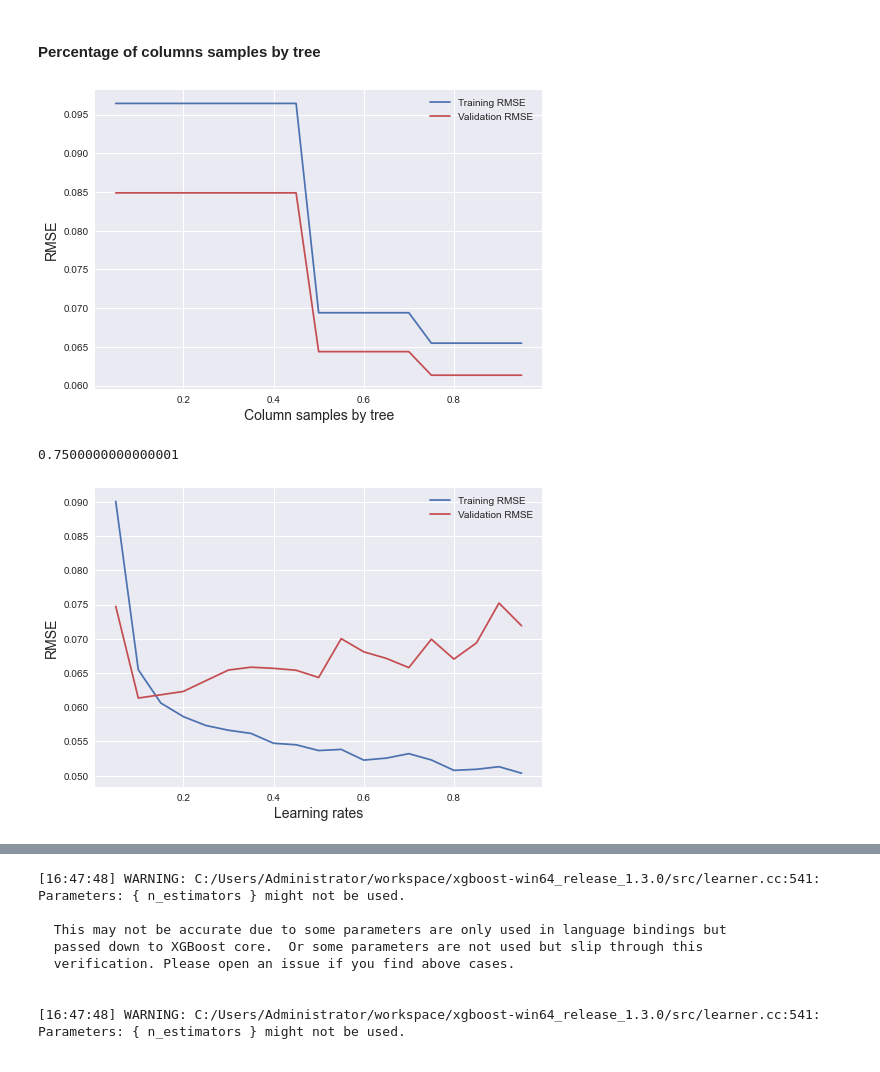
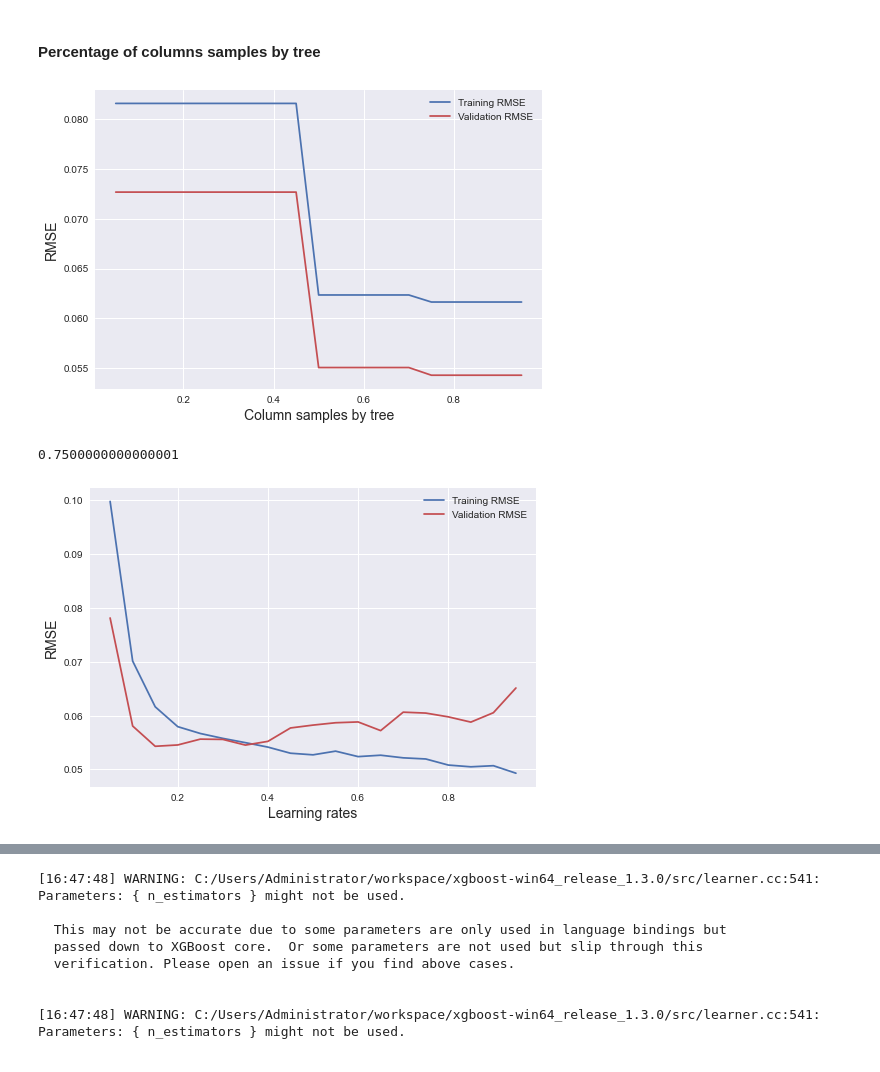
Before and after one commit to sechava4/monitoreogrid, a Jupyter notebook: app/Develops/Consumption_estimation_Journal/Model_generation_notebook.ipynb, the cells around one changed output, grey strips where cells are left out. Saved outputs shown, nothing was run; the diff lists cells and outputs as text; code cells hidden in the pictures.

```diff
--- a/app/Develops/Consumption_estimation_Journal/Model_generation_notebook.ipynb
+++ b/app/Develops/Consumption_estimation_Journal/Model_generation_notebook.ipynb
@@ -1278,8 +1286,8 @@ data_dmatrix = xgb.DMatrix(data=X,label=y)
 # xg_reg = xgb.XGBRegressor(objective ='reg:squarederror', colsample_bytree = 0.8, learning_rate = 0.5,
 #                 max_depth = 10, n_estimators = 5)
 
-xg_reg = xgb.XGBRegressor(objective ='reg:squarederror', colsample_bytree = 1, learning_rate = 0.1,
-                max_depth = 2, n_estimators = 24)
+xg_reg = xgb.XGBRegressor(objective ='reg:squarederror', colsample_bytree = 0.8, learning_rate = 0.15,
+                max_depth = 2, n_estimators = 18)
 
 
 xg_reg.fit(X, y)
@@ -1350,7 +1358,7 @@ train_r2 = []
 
 for estimators in n_estimators:
 
-    reg = xgb.XGBRegressor(objective ='reg:squarederror', colsample_bytree = 1, learning_rate = 0.1,
+    reg = xgb.XGBRegressor(objective ='reg:squarederror', colsample_bytree = 0.75, learning_rate = 0.15,
                 max_depth = 2, n_estimators = estimators, n_jobs=-1)
 
 
@@ -1409,8 +1417,8 @@ train_r2 = []
 
 for depth in depths:
 
-    reg = xgb.XGBRegressor(objective ='reg:squarederror', colsample_bytree = 1, learning_rate = 0.1,
-                max_depth = depth, n_estimators = 24, n_jobs=-1)
+    reg = xgb.XGBRegressor(objective ='reg:squarederror', colsample_bytree = 0.75, learning_rate = 0.15,
+                max_depth = depth, n_estimators = 18, n_jobs=-1)
 
     reg.fit(X, y)
     # Predicting the Traint set results
@@ -1468,8 +1476,8 @@ train_r2 = []
 
 for colsample_bytree in colsamples_bytree:
 
-    reg = xgb.XGBRegressor(objective ='reg:squarederror', colsample_bytree = colsample_bytree, learning_rate = 0.1,
-                max_depth = 2, n_estimators = 24, n_jobs=-1)
+    reg = xgb.XGBRegressor(objective ='reg:squarederror', colsample_bytree = colsample_bytree, learning_rate = 0.15,
+                max_depth = 2, n_estimators = 18, n_jobs=-1)
 
     reg.fit(X, y)
     # Predicting the Traint set results
@@ -1504,7 +1512,7 @@ plt.xlabel('Column samples by tree', fontsize = 14)
 plt.legend()
 plt.show()
 # %% [output]
-[figure, old version]
+[figure, new version]
 # %%
 colsamples_bytree[val_acc.index(min(val_acc))]
 # %% [output]
@@ -1525,8 +1533,8 @@ train_r2 = []
 
 for learning_rate in learning_rates:
 
-    reg = xgb.XGBRegressor(objective ='reg:squarederror', colsample_bytree = 0.75, learning_rate = learning_rate,
-                max_depth = 2, n_estimators = 24, n_jobs=-1)
+    reg = xgb.XGBRegressor(objective ='reg:squarederror', colsample_bytree = 0.8, learning_rate = learning_rate,
+                max_depth = 2, n_estimators = 18, n_jobs=-1)
 
     reg.fit(X, y)
     # Predicting the Traint set results
@@ -1534,34 +1542,34 @@ for learning_rate in learning_rates:
     train_reg_results.append(np.sqrt(mean_squared_error(y, y_pred_train)))
 
     y_pred = reg.predict(X_test)
     validation_reg_results.append(np.sqrt(mean_squared_error(y_test, y_pred)))
 
     train_reg_r2.append(mean_absolute_error(y, y_pred_train))
 
     validation_reg_r2.append(mean_absolute_error(y_test, y_pred))
 
     #print('R2 =',r2_score(y_test, predictions))
 
 for i in range(len(train_reg_results)):
     train_acc.append(train_reg_results[i])
     val_acc.append(validation_reg_results[i])
     train_r2.append(train_reg_r2[i])
     val_r2.append(validation_reg_r2[i])
 
 
 plt.figure('Complexity curve')
 plt.style.use('seaborn')
 plt.plot(learning_rates, train_acc, 'b', label = 'Training RMSE')
 plt.plot(learning_rates, val_acc, 'r', label = 'Validation RMSE')
 # plt.plot(n_estimators, train_r2, 'c', label = 'Training MAE')
 # plt.plot(n_estimators, val_r2, 'y', label = 'Validation MAE')
 plt.ylabel('RMSE', fontsize = 14)
 plt.xlabel('Learning rates', fontsize = 14)
 #plt.title('Complexity curves for random forest', fontsize = 18, y = 1.03)
 plt.legend()
 plt.show()
 # %% [output]
-[figure, old version]
+[figure, new version]
 # %%
 learning_rates[val_acc.index(min(val_acc))]
 # %% [output]
```
Also changed, not shown: parts of 34 cells of this notebook, 12 other files.
